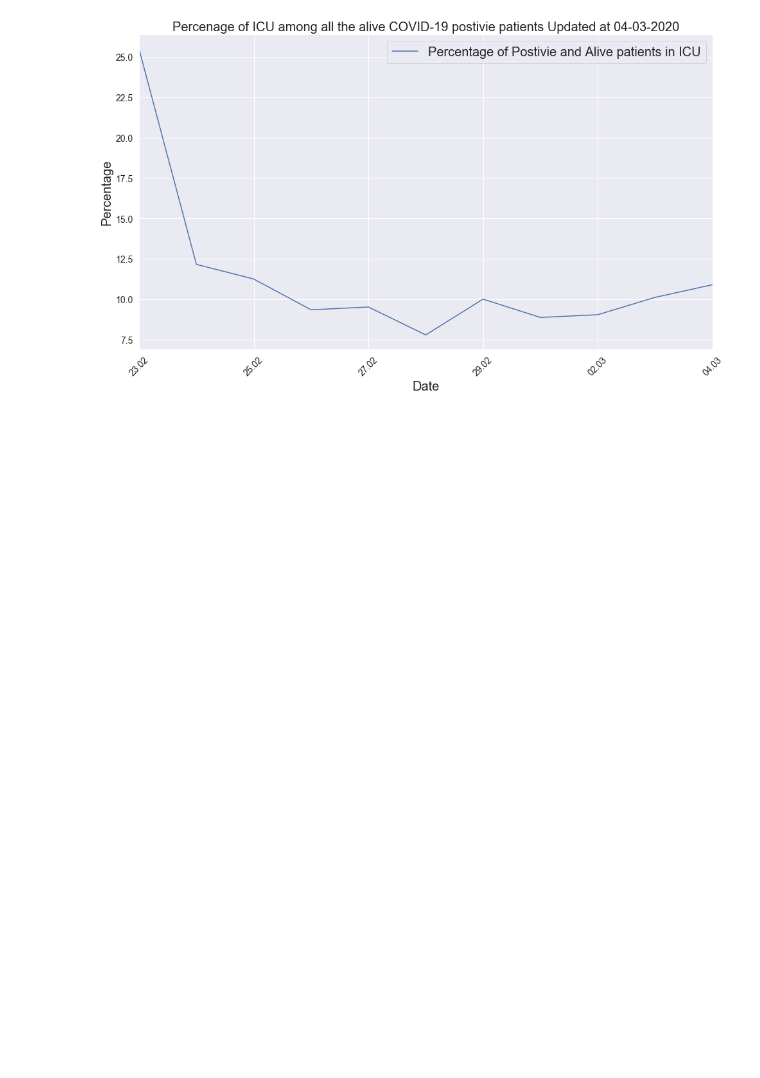
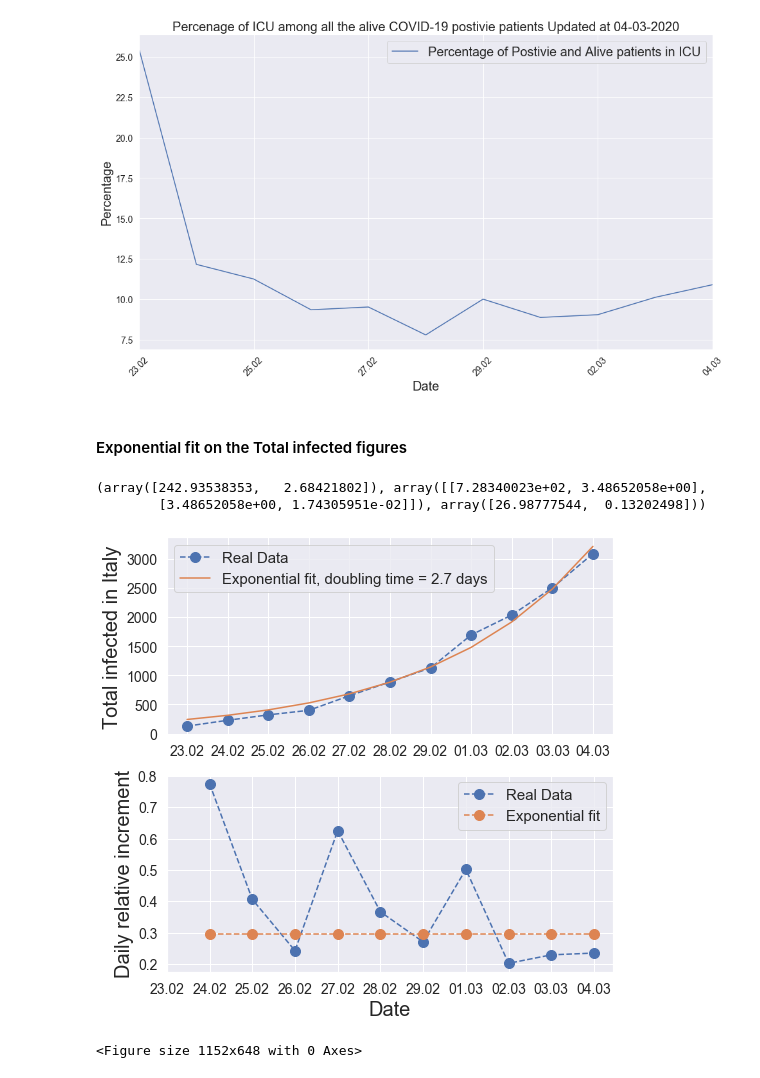
Before and after one commit to carlotorniai/COVID-19-Italy, a Jupyter notebook: notebooks/Data processing.ipynb, the cells around one changed output. Saved outputs shown, nothing was run; the diff lists cells and outputs as text; code cells hidden in the pictures; blank space fills up the shorter version.

Commit message:
Added exponential fit

```diff
--- a/notebooks/Data processing.ipynb
+++ b/notebooks/Data processing.ipynb
@@ -221,3 +221,37 @@ plt.xticks(rotation=45)
 plt.savefig('../plots/ICU_percentage_'+today_string+'_ita.png')
 # %% [output]
 [figure]
+# %% [markdown]
+#### Exponential fit on the Total infected figures
+# %%
+from scipy.optimize import curve_fit
+xdata=np.array(range(summary_ext.shape[0]))
+ydata=summary_ext['True Totale'].values
+#popt, pcov = curve_fit(f=lambda t,a,b: a*np.exp(b*t)xdata=xdata,ydata=ydata)
+popt, pcov = curve_fit(f=lambda t,a,b: a*2**(t/b),xdata=xdata,ydata=ydata)
+perr = np.sqrt(np.diag(pcov))
+popt, pcov, perr
+# %% [output]
+(array([242.93538353,   2.68421802]), array([[7.28340023e+02, 3.48652058e+00],
+        [3.48652058e+00, 1.74305951e-02]]), array([26.98777544,  0.13202498]))
+# %%
+fig,(ax1,ax2) = plt.subplots(nrows=2,ncols=1,figsize=(8,8))
+perc = np.diff(ydata) / ydata[:-1]
+yfit = popt[0]*2**(xdata/popt[1])
+perc_fit = np.diff(yfit) / yfit[:-1]
+ax1.set_ylabel('Total infected in Italy',fontsize=20)
+ax1.plot(summary_ext['True Totale'],'--o',ms=10,label='Real Data')
+ax1.plot(xdata,yfit,'-',label=f'Exponential fit, doubling time = {round(popt[1],1)} days')
+ax2.plot(xdata[1:],perc,'--o',ms=10,label='Real Data')
+ax2.plot(xdata[1:],perc_fit,'--o',ms=10,label='Exponential fit')
+ax2.set_xticks(list(range(summary_ext.shape[0])))
+ax2.set_xticklabels(list(summary_ext.index))
+ax2.set_ylabel('Daily relative increment',fontsize=20)
+ax2.set_xlabel('Date',fontsize=20)
+ax1.legend(fontsize=15)
+ax2.legend(fontsize=15)
+plt.show()
+plt.savefig('../plots/exponential_fit_'+today_string+'_eng.png')
+# %% [output]
+[figure, added]
+<Figure size 1152x648 with 0 Axes>
```
Also changed, not shown: 3 other files.
